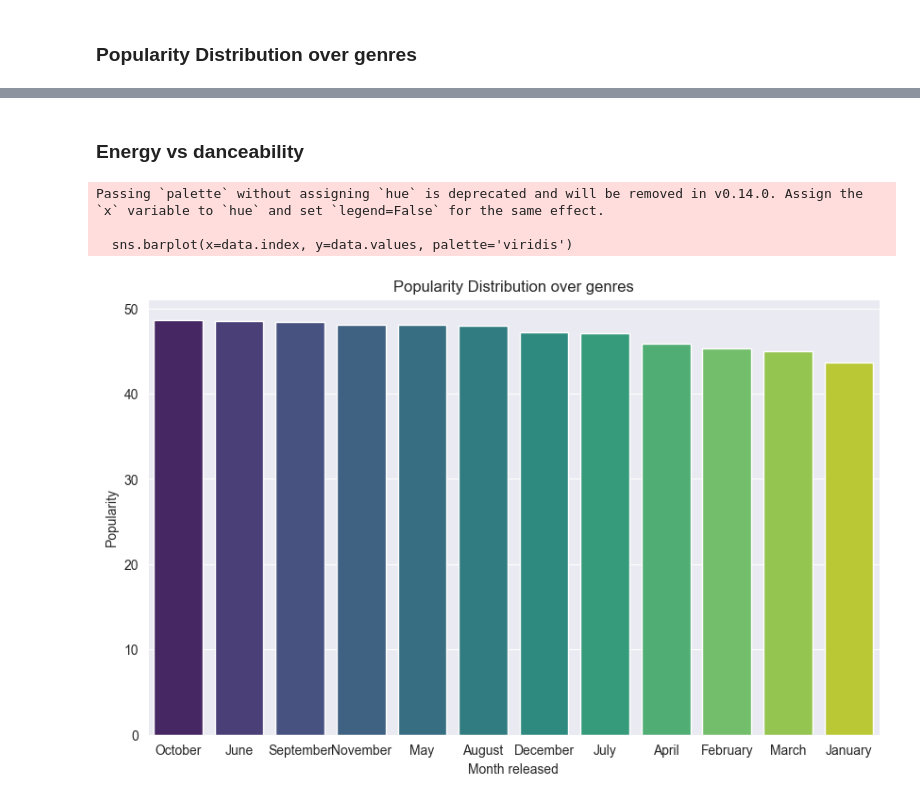
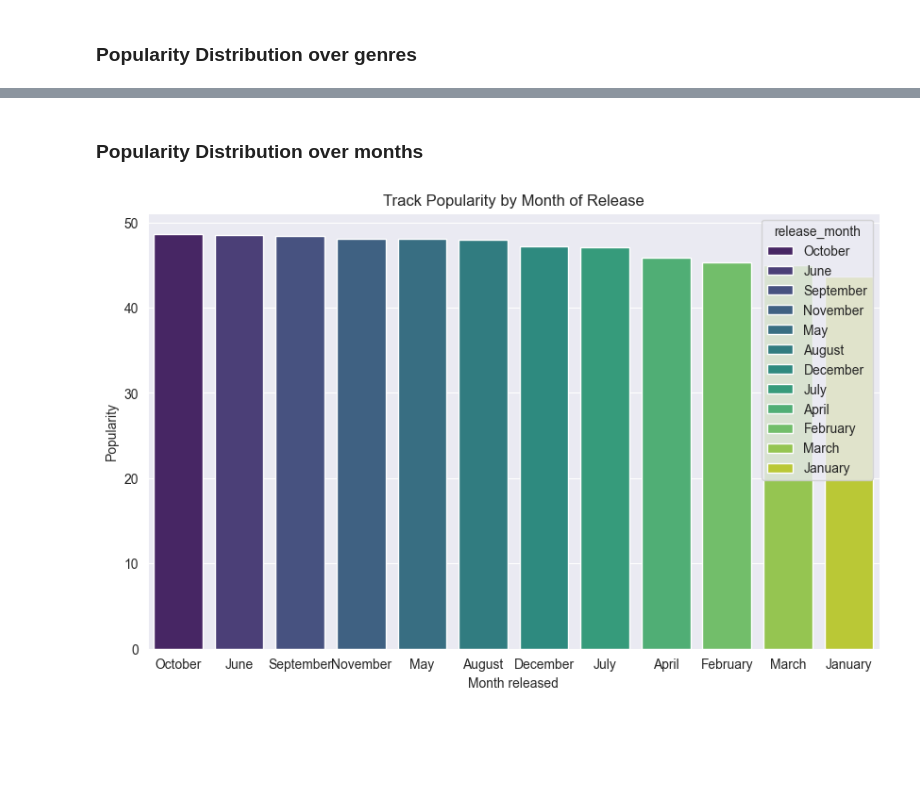
Before and after one commit to IlianCoding/SpotifyAIModel, a Jupyter notebook: dataVisualization.ipynb, the cells around one changed output, grey strips where cells are left out. Cells and saved outputs as stored; diff of their text form; code cells hidden in the pictures; blank space fills up the shorter version.

Commit message:
added many graphs to datavisualization.ipynb

```diff
--- a/dataVisualization.ipynb
+++ b/dataVisualization.ipynb
@@ -40,20 +37,18 @@ Passing `palette` without assigning `hue` is deprecated and will be removed in v
 # %% [markdown]
-### Energy vs danceability
+### Popularity Distribution over months
 # %%
 data = df.groupby('release_month')['track_popularity'].mean().sort_values(ascending=False)
 
 sns.set_style("darkgrid")
 plt.figure(figsize=(10, 6))
 
-sns.barplot(x=data.index, y=data.values, palette='viridis')
+sns.barplot(x=data.index, y=data.values, hue=data.index, palette='viridis', legend=True
+            )
 
-plt.title('Popularity Distribution over genres')
+plt.title('Track Popularity by Month of Release')
 plt.xlabel('Month released')
 plt.ylabel('Popularity')
 
 plt.show()
 # %% [output]
-Passing `palette` without assigning `hue` is deprecated and will be removed in v0.14.0. Assign the `x` variable to `hue` and set `legend=False` for the same effect.
-
-  sns.barplot(x=data.index, y=data.values, palette='viridis')
-[figure, old version]
+[figure, new version]
```
Also changed, not shown: parts of 12 cells of this notebook.
